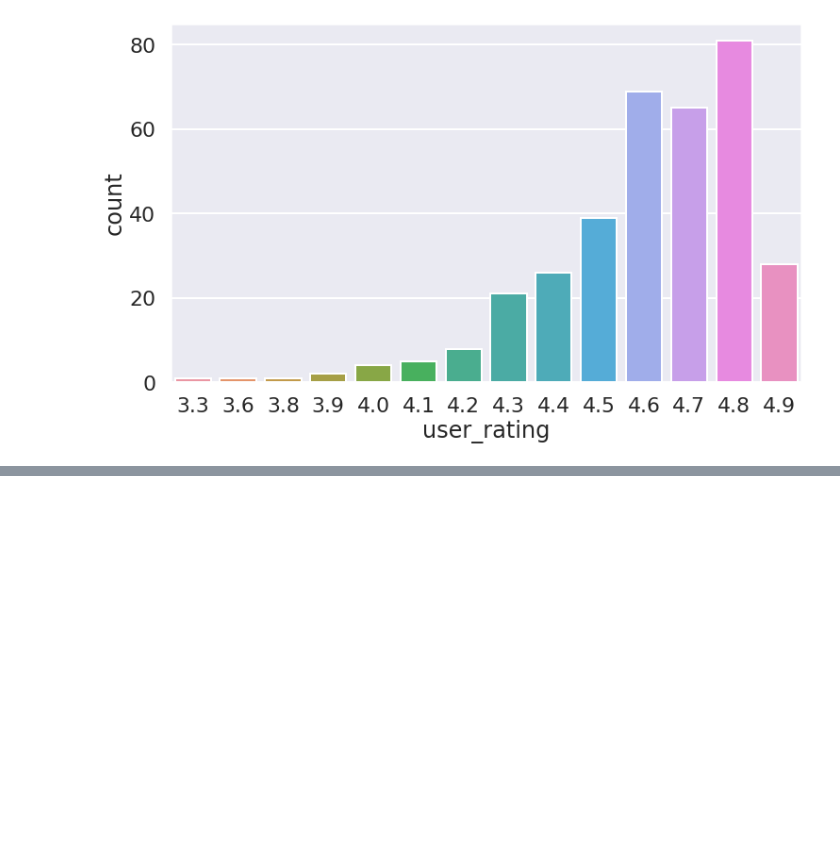
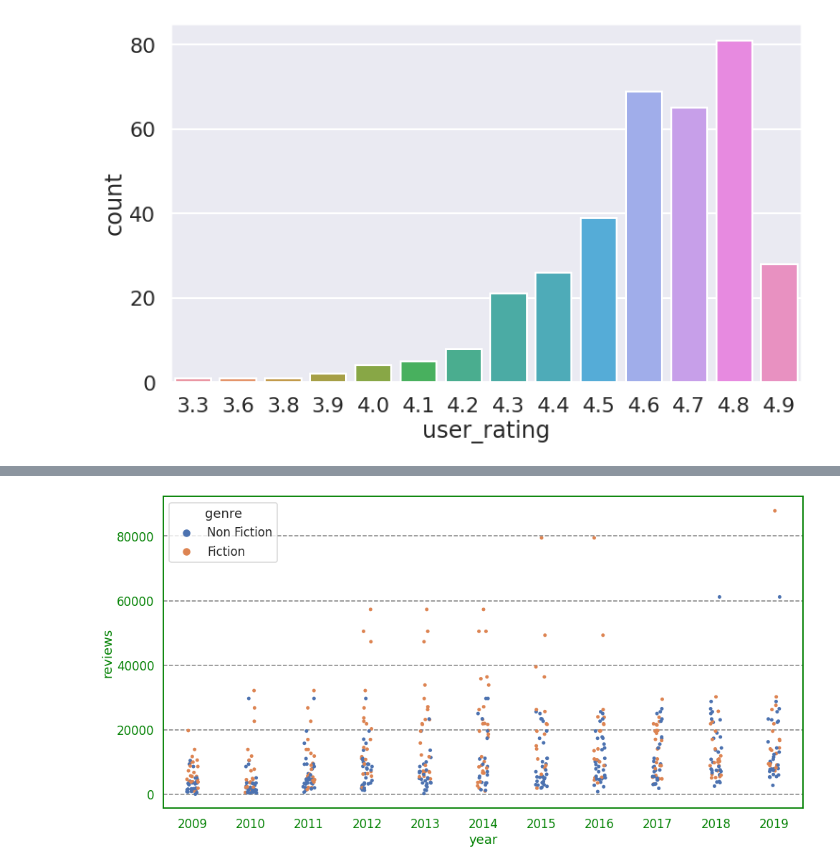
Before and after one commit to PavelStelmakhV/hw303-data-visualization, a Jupyter notebook: Hw2.3.ipynb, the cells around one changed output, grey strips where cells are left out. Cells and saved outputs as stored; diff of their text form; code cells hidden in the pictures; blank space fills up the shorter version.

```diff
--- a/Hw2.3.ipynb
+++ b/Hw2.3.ipynb
@@ -297,0 +300,16 @@ plt.show()
+# %%
+%matplotlib inline
+plt.figure(figsize = (16,8))
+sns.set_context("talk")
+sns.set_style("white", {'axes.labelcolor':"green",
+                         'axes.edgecolor':'green',
+                         'ytick.color':'green',
+                         'xtick.color':'green',
+                         'axes.grid': True,
+                         'grid.color': 'grey',
+                         'grid.linestyle': '--'
+                         })
+sns.stripplot(data=df, x="year", y="reviews", hue="genre")
+plt.show()
+# %% [output]
+[figure, added]
```
Also changed, not shown: parts of 2 cells of this notebook.
